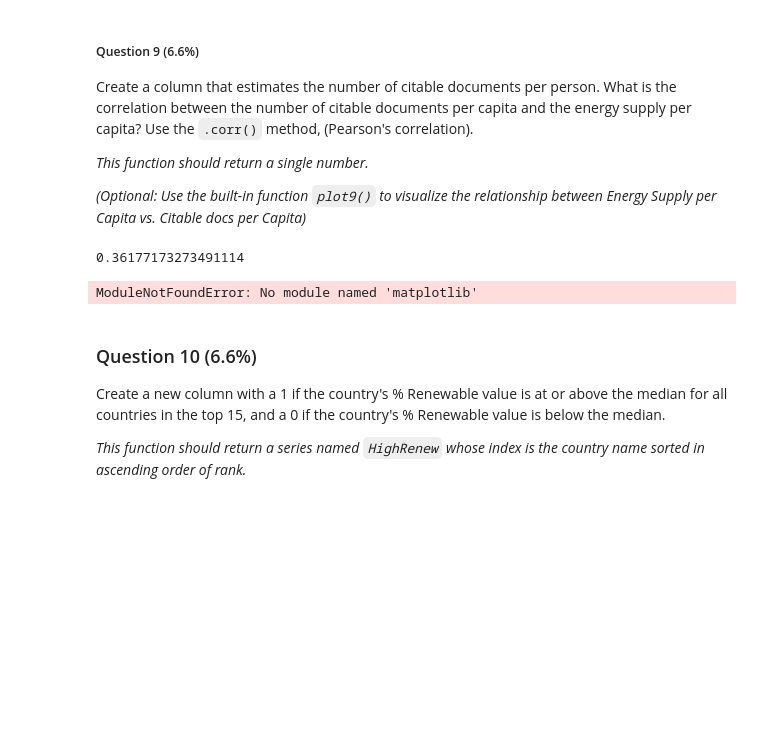
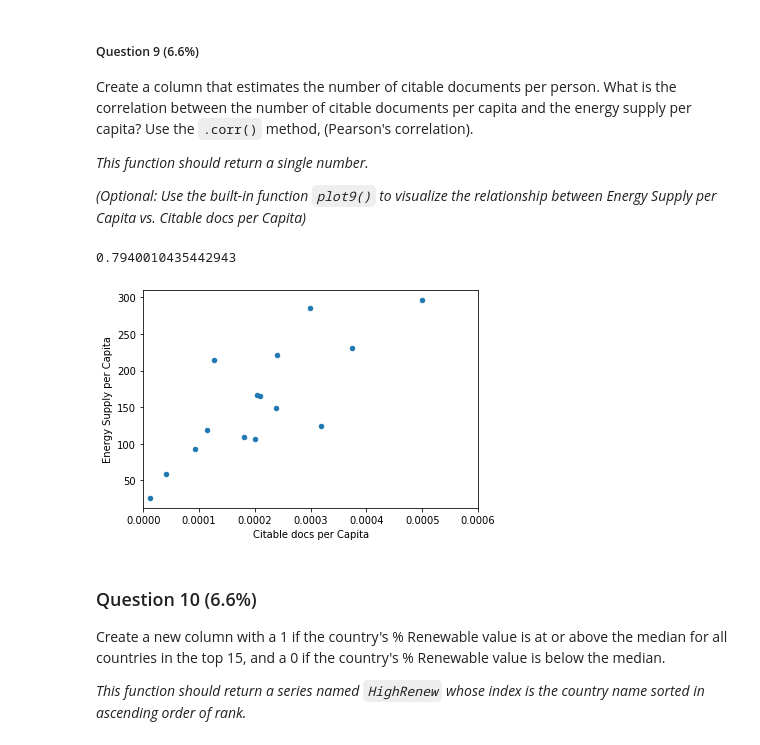
Before and after one commit to Ficke/IntroDataSciPy, a Jupyter notebook: Assignment 3.ipynb, the cells around one changed output. Cells and saved outputs as stored; diff of their text form; code cells hidden in the pictures; blank space fills up the shorter version.

```diff
--- a/Assignment 3.ipynb
+++ b/Assignment 3.ipynb
@@ -141,7 +143,7 @@ def answer_one():
     import numpy as np
 
     #Import Energy Data
-    energy = pd.read_excel('Energy Indicators.xls',skipfooter=38, skiprows=17, usecols="C:F")
+    energy = pd.read_excel('Energy Indicators.xls',skipfooter=38, skiprows=17, usecols=range(2,8))
 
     #Format Names/Clean Data
     energy.columns = ['Country', 'Energy Supply', 'Energy Supply per Capita', '% Renewable']
@@ -403,25 +519,27 @@ What is the correlation between the number of citable documents per capita and t
 *(Optional: Use the built-in function `plot9()` to visualize the relationship between Energy Supply per Capita vs. Citable docs per Capita)*
 # %%
 def answer_nine():
-    avgGDP['CitPP']=avgGDP['Citations']/avgGDP['Pop']
+    avgGDP = answer_one()
+    avgGDP['Pop']=avgGDP['Energy Supply']/avgGDP['Energy Supply per Capita']
+    avgGDP['CitPP']=avgGDP['Citable documents']/avgGDP['Pop']
     return avgGDP[['CitPP','Energy Supply per Capita']].corr().iloc[0,1]
 answer_nine()
 # %% [output]
-0.36177173273491114
+0.7940010435442943
 # %%
 def plot9():
     import matplotlib as plt
     %matplotlib inline
 
     Top15 = answer_one()
     Top15['PopEst'] = Top15['Energy Supply'] / Top15['Energy Supply per Capita']
     Top15['Citable docs per Capita'] = Top15['Citable documents'] / Top15['PopEst']
     Top15.plot(x='Citable docs per Capita', y='Energy Supply per Capita', kind='scatter', xlim=[0, 0.0006])
 
 
-plot9()
+#plot9()
 # %% [output]
-ModuleNotFoundError: No module named 'matplotlib'
+[figure, added]
 # %%
 #plot9() # Be sure to comment out plot9() before submitting the assignment!
 # %% [markdown]
```
Also changed, not shown: parts of 14 cells of this notebook.
